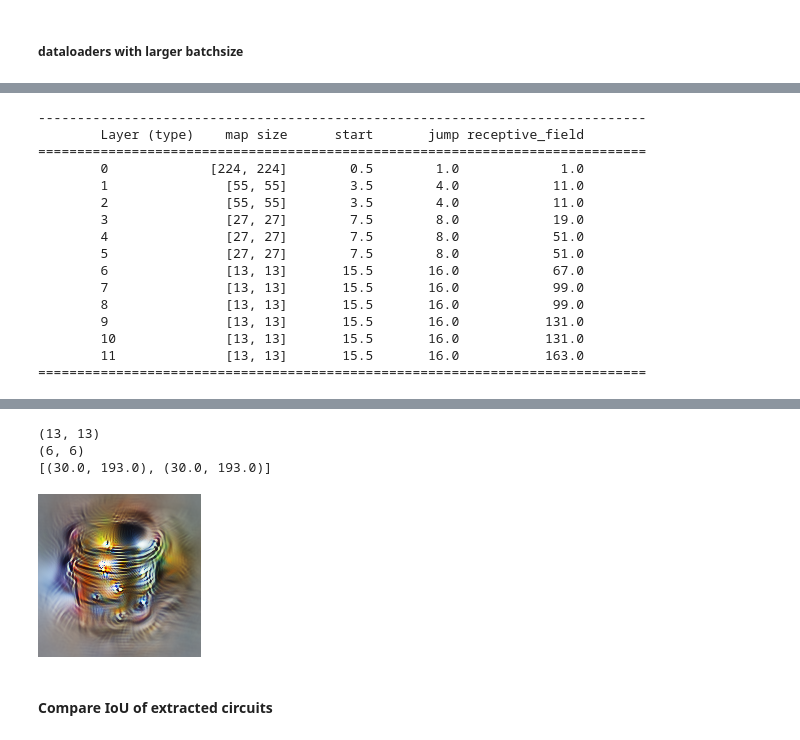
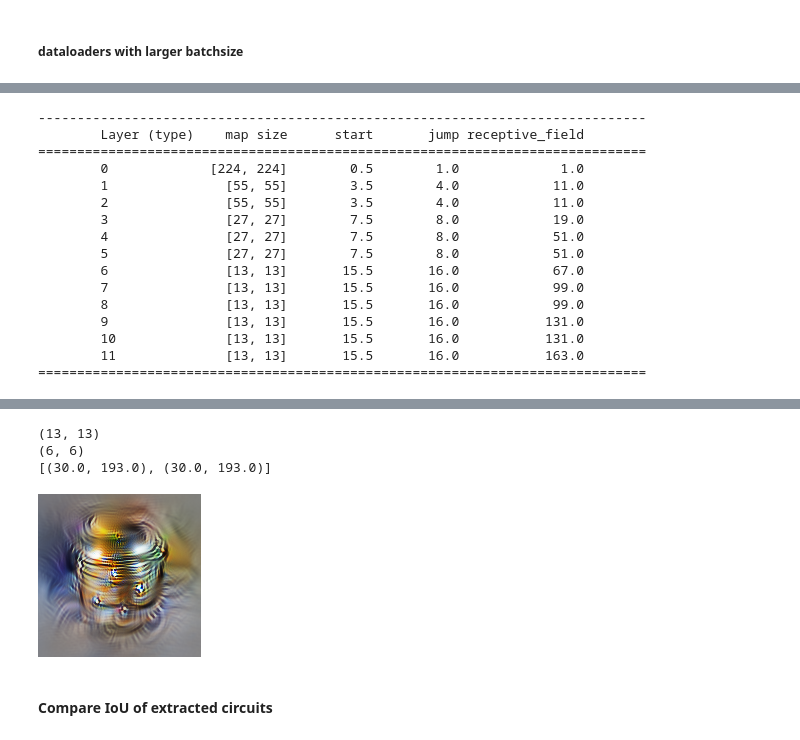
Before and after one commit to chrishamblin7/circuit_pruner, a Jupyter notebook: polysemantic_subfeatures.ipynb, the cells around one changed output, grey strips where cells are left out. Saved outputs shown, nothing was run; the diff lists cells and outputs as text; code cells hidden in the pictures.

```diff
--- a/polysemantic_subfeatures.ipynb
+++ b/polysemantic_subfeatures.ipynb
@@ -377,5 +307,0 @@ scores = pickle.load(open('plots/905_scores.pkl','rb'))
-# %%
-means = {}
-
-for cluster in clusters:
-    means[cluster+'_data'] = scores[cluster+'_circuit'][cluster+'_data'][layer+':0']['avg_diff'][15]/scores[cluster+'_circuit'][cluster+'_data'][layer+':0']['mean_normed_diff'][15]
@@ -404,0 +308,5 @@ tensor(2.1126)
+# %%
+means = {}
+
+for cluster in clusters:
+    means[cluster+'_data'] = scores[cluster+'_circuit'][cluster+'_data'][layer+':0']['avg_diff'][6]/scores[cluster+'_circuit'][cluster+'_data'][layer+':0']['mean_normed_diff'][6]
@@ -509,11 +383,14 @@ from circuit_pruner.extraction import model_ranks_2_circuit_model
 
 ranker = ranks
 
-target_sparsities = {'cluster_0':0.31,
-                     'cluster_1':0.36}
 
-target_sparsities = {'mixed_0':0.311,
-                     'mixed_1':0.368}
+#sparsities are with respect to the general circuit, not the original model
+
+target_sparsities = {'cluster_0':0.268,
+                     'cluster_1':0.211,
+                     'mixed_0':0.311,
+                     'mixed_1':0.368
+                     }
 
 
 sparse_circuits = {}
@@ -547,3 +424,5 @@ effective_sparsity: 0.3671235546316747
 # %%
 from circuit_pruner.visualizer.featureviz  import featviz_in_recep_field
+# %%
+keys = list(sparse_circuits.keys())
 # %%
@@ -573,27 +452,27 @@ featviz_in_recep_field(deepcopy(sparse_circuits['cluster_0']),layer,0,margin=0)
 # %%
-featviz_in_recep_field(deepcopy(sparse_circuits['cluster_1']),layer,0,margin=0)
+featviz_in_recep_field(deepcopy(sparse_circuits[keys[1]]),layer,0,margin=0)
 # %% [output]
 ------------------------------------------------------------------------------
         Layer (type)    map size      start       jump receptive_field
 ==============================================================================
         0             [224, 224]        0.5        1.0             1.0
         1               [55, 55]        3.5        4.0            11.0
         2               [55, 55]        3.5        4.0            11.0
         3               [27, 27]        7.5        8.0            19.0
         4               [27, 27]        7.5        8.0            51.0
         5               [27, 27]        7.5        8.0            51.0
         6               [13, 13]       15.5       16.0            67.0
         7               [13, 13]       15.5       16.0            99.0
         8               [13, 13]       15.5       16.0            99.0
         9               [13, 13]       15.5       16.0           131.0
         10              [13, 13]       15.5       16.0           131.0
         11              [13, 13]       15.5       16.0           163.0
 ==============================================================================
 [interactive output not drawn]
 (13, 13)
 (6, 6)
 [(30.0, 193.0), (30.0, 193.0)]
-[figure, old version]
+[figure, new version]
 # %% [markdown]
 #### Compare IoU of extracted circuits
 # %%
```
Also changed, not shown: parts of 24 cells of this notebook.
